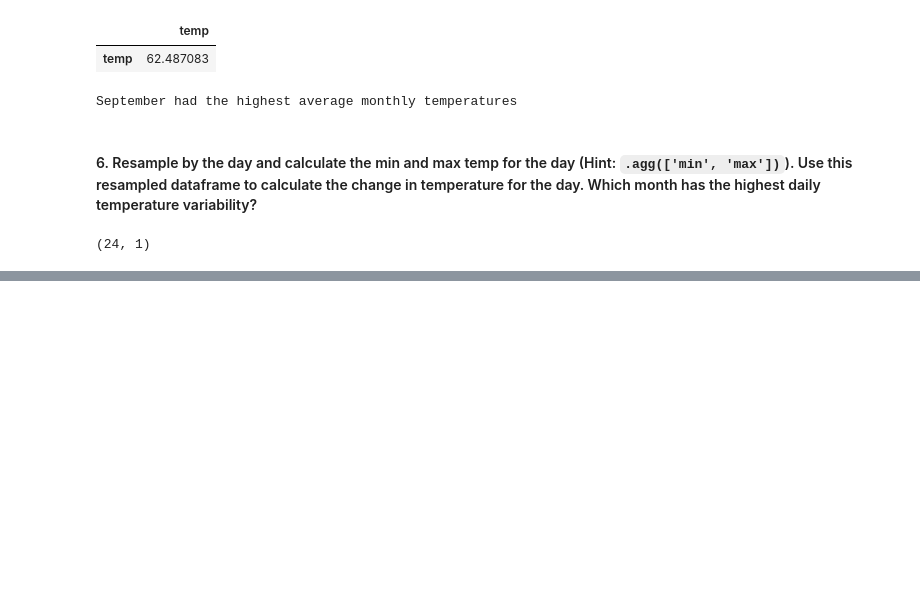
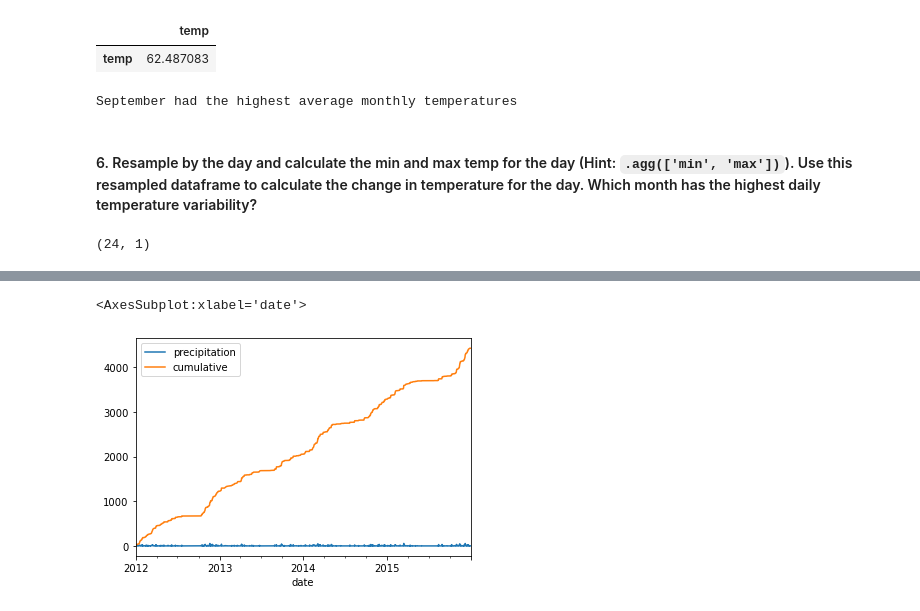
Before and after one commit to lukewbecker/time-series-exercises, a Jupyter notebook: time_series_manipulation.ipynb, the cells around one changed output, grey strips where cells are left out. Cells and saved outputs as stored; diff of their text form; code cells hidden in the pictures; blank space fills up the shorter version.

```diff
--- a/time_series_manipulation.ipynb
+++ b/time_series_manipulation.ipynb
@@ -152,0 +349,5 @@ temp_df['2010-01-02'].shape
+# %%
+daily_precip.plot()
+# %% [output]
+<AxesSubplot:xlabel='date'>
+[figure, added]
```
Also changed, not shown: parts of 35 cells of this notebook, 1 other file.
